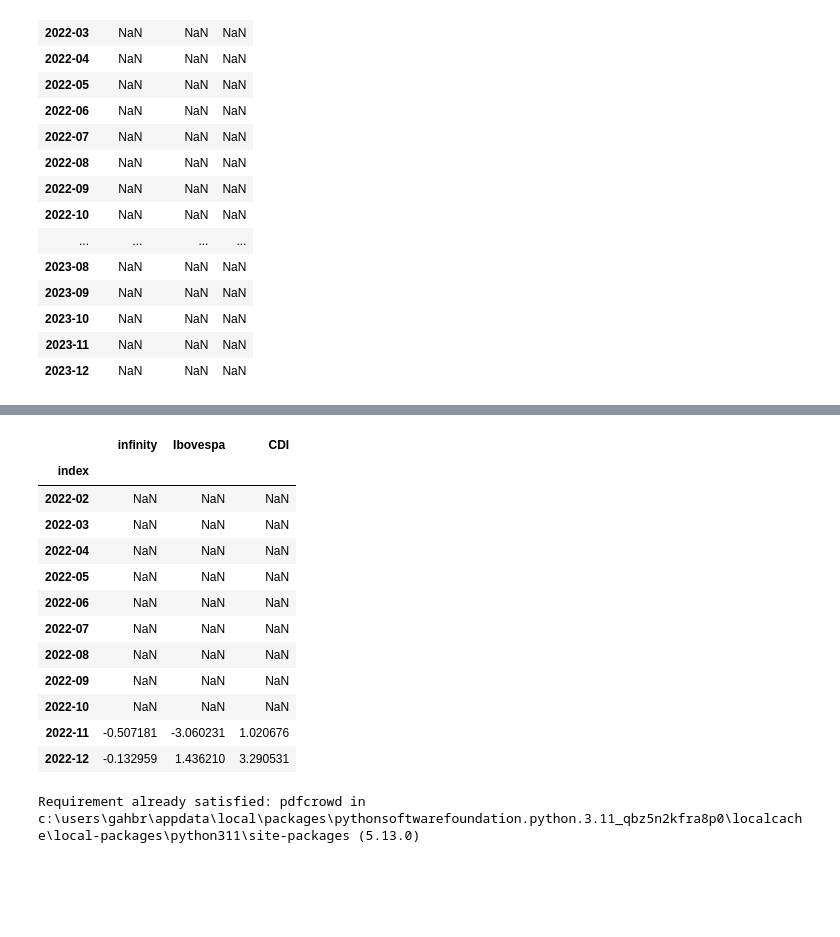
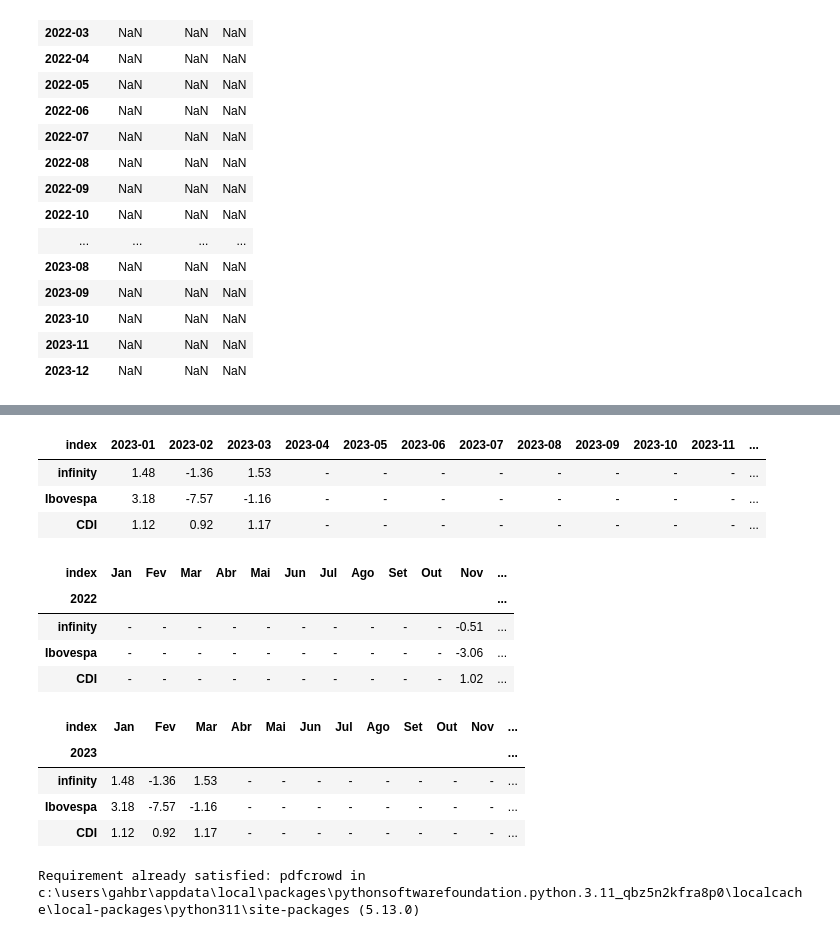
Before and after one commit to gmenezess/Publico, a Jupyter notebook: onepage.ipynb, the cells around one changed output, grey strips where cells are left out. Cells and saved outputs as stored; diff of their text form; code cells hidden in the pictures; blank space fills up the shorter version.

```diff
--- a/onepage.ipynb
+++ b/onepage.ipynb
@@ -865,7 +865,7 @@ novas_datas = pd.date_range(start='2022-01', end='2023-12', freq='MS').strftime(
 dados = pd.concat([retorno_mensal, pd.DataFrame(index=novas_datas)], sort=False)
 dados = dados.sort_index()
 dados = dados.reset_index().drop_duplicates(subset='index').set_index('index')
-#dados = dados.fillna('-')
+dados = dados.round(2)
 dados
 # %% [output]
 |  | infinity | Ibovespa | CDI |
@@ -907,17 +889,30 @@ ano_2022
-# %%
-df_acumulado = (1 + ano_2022).cumprod() - 1
-df_acumulado
-# %% [output]
-|  | infinity | Ibovespa | CDI |
-| index |  |  |  |
-| 2022-02 | NaN | NaN | NaN |
-| 2022-03 | NaN | NaN | NaN |
-| 2022-04 | NaN | NaN | NaN |
-| 2022-05 | NaN | NaN | NaN |
-| 2022-06 | NaN | NaN | NaN |
-| 2022-07 | NaN | NaN | NaN |
-| 2022-08 | NaN | NaN | NaN |
-| 2022-09 | NaN | NaN | NaN |
-| 2022-10 | NaN | NaN | NaN |
-| 2022-11 | -0.507181 | -3.060231 | 1.020676 |
-| 2022-12 | -0.132959 | 1.436210 | 3.290531 |
+# %%
+ano_2022 = dados.loc['2022-01':'2022-12']
+ano_2023 = dados.loc['2023-01':'2023-12']
+
+df_acumulado_2022 = ((1 + ano_2022/100).cumprod() - 1)*100
+lista_acum_2022 = []
+lista_acum_2022.append(df_acumulado_2022.iloc[-1,0])
+lista_acum_2022.append(df_acumulado_2022.iloc[-1,1])
+lista_acum_2022.append(df_acumulado_2022.iloc[-1,2])
+
+df_acumulado_2023 = ((1 + ano_2023/100).cumprod() - 1)*100
+df_acumulado_2023 = df_acumulado_2023.dropna()
+lista_acum_2023 = []
+lista_acum_2023.append(df_acumulado_2023.iloc[-1,0])
+lista_acum_2023.append(df_acumulado_2023.iloc[-1,1])
+lista_acum_2023.append(df_acumulado_2023.iloc[-1,2])
+
+
+
+ano_2022 = ano_2022.fillna('-')
+ano_2023 = ano_2023.fillna('-')
+# %%
+ano_2022 = ano_2022.transpose()
+ano_2023 = ano_2023.transpose()
+ano_2023
+# %% [output]
+| index | 2023-01 | 2023-02 | 2023-03 | 2023-04 | 2023-05 | 2023-06 | 2023-07 | 2023-08 | 2023-09 | 2023-10 | 2023-11 | ... |
+| infinity | 1.48 | -1.36 | 1.53 | - | - | - | - | - | - | - | - | ... |
+| Ibovespa | 3.18 | -7.57 | -1.16 | - | - | - | - | - | - | - | - | ... |
+| CDI | 1.12 | 0.92 | 1.17 | - | - | - | - | - | - | - | - | ... |
@@ -924,3 +965,21 @@ df_acumulado
+# %%
+with pd.ExcelWriter('rentabilidade.xlsx') as writer:
+    ano_2023.to_excel(writer, sheet_name='Planilha1', startrow=0)
+    ano_2022.to_excel(writer, sheet_name='Planilha1', startrow=4)
+
+
+display(ano_2022,ano_2023)
+# %% [output]
+| index | Jan | Fev | Mar | Abr | Mai | Jun | Jul | Ago | Set | Out | Nov | ... |
+| 2022 |  |  |  |  |  |  |  |  |  |  |  | ... |
+| infinity | - | - | - | - | - | - | - | - | - | - | -0.51 | ... |
+| Ibovespa | - | - | - | - | - | - | - | - | - | - | -3.06 | ... |
+| CDI | - | - | - | - | - | - | - | - | - | - | 1.02 | ... |
+| index | Jan | Fev | Mar | Abr | Mai | Jun | Jul | Ago | Set | Out | Nov | ... |
+| 2023 |  |  |  |  |  |  |  |  |  |  |  | ... |
+| infinity | 1.48 | -1.36 | 1.53 | - | - | - | - | - | - | - | - | ... |
+| Ibovespa | 3.18 | -7.57 | -1.16 | - | - | - | - | - | - | - | - | ... |
+| CDI | 1.12 | 0.92 | 1.17 | - | - | - | - | - | - | - | - | ... |
 # %%
 import pdfcrowd
 import sys
```
Also changed, not shown: parts of 2 cells of this notebook, 3 other files.
